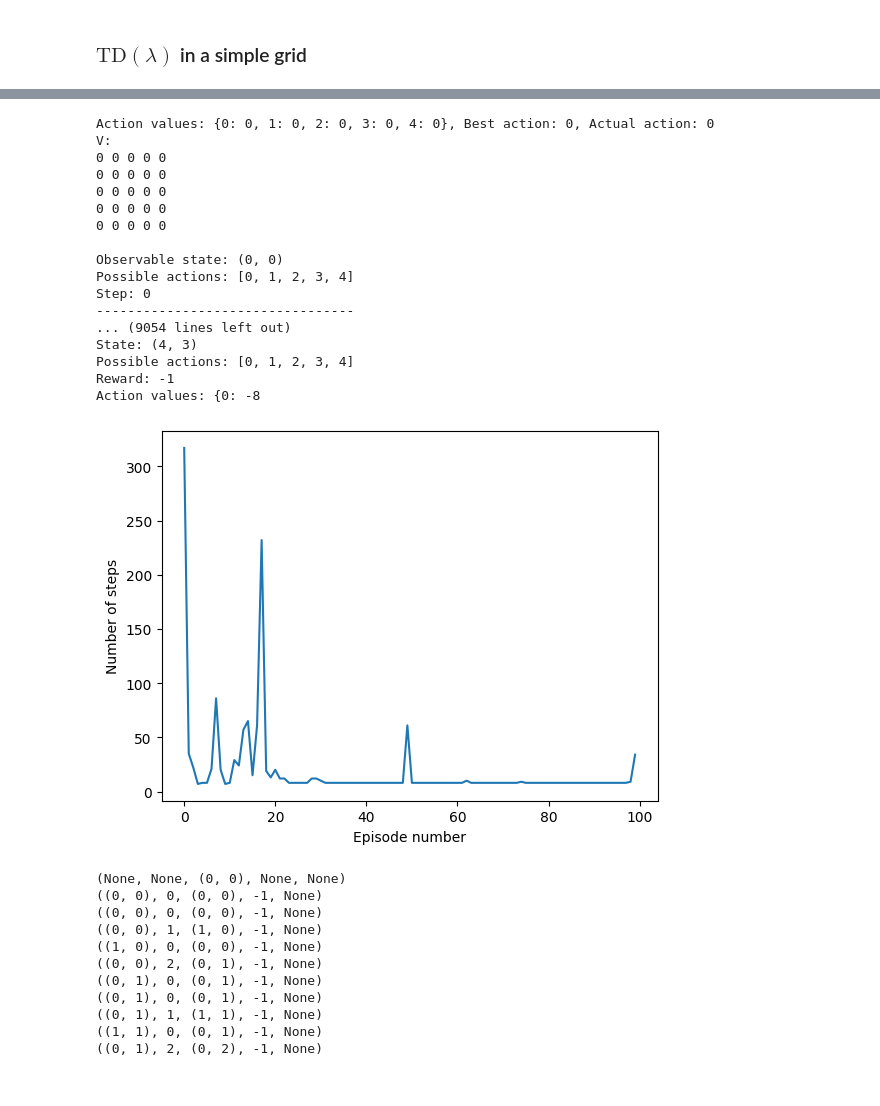
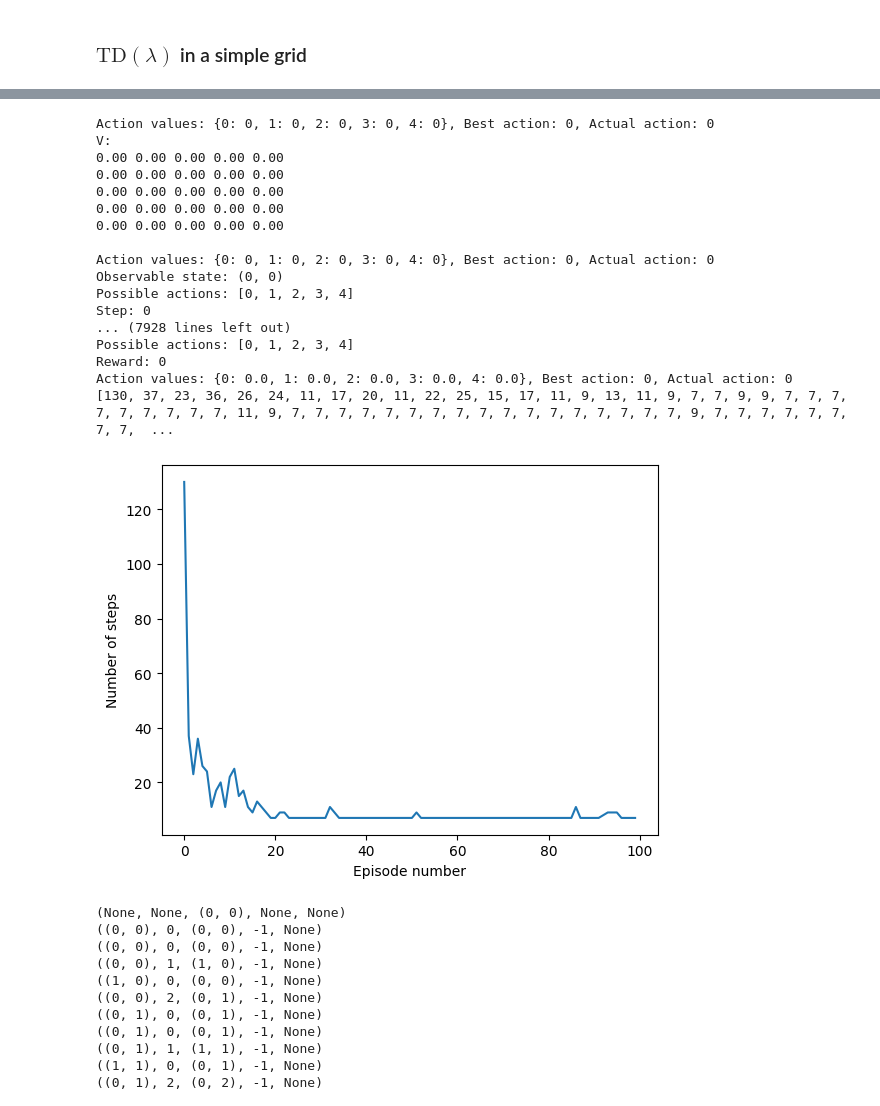
Before and after one commit to edsgunn/DistributedReinforcementLearningOnTheEdge, a Jupyter notebook: SingleAgentTests/Trials/TDlambdaSimpleGrid.ipynb, the cells around one changed output, grey strips where cells are left out. Cells and saved outputs as stored; diff of their text form; code cells hidden in the pictures.

```diff
--- a/SingleAgentTests/Trials/TDlambdaSimpleGrid.ipynb
+++ b/SingleAgentTests/Trials/TDlambdaSimpleGrid.ipynb
@@ -7,42 +7,42 @@
 # %%
 from SingleAgentTests.Agents.TDlambda import TDlambda
 from SingleAgentTests.Environments.SimpleGrid import SimpleGrid
 from SingleAgentTests.Universe import Universe
 import matplotlib.pyplot as plt
 gridSize = 5
 terminal = (4,4)
 environment = SimpleGrid(gridSize,gridSize,terminal)
 initailState = environment.getObservableState()
 possibleAction = environment.getPossibleActions()
 allStateActions = environment.getAllPossibleStateActions()
-agent = TDlambda(0.9, 0.01, 0.9, 1, initailState, possibleAction, allStateActions)
+agent = TDlambda(0.9, 0.01, 0.9, 0.5, initailState, possibleAction, allStateActions)
 universe = Universe(environment, agent)
 universe.trainMany(100, SimpleGrid, gridSize,gridSize,terminal)
 stepCounts = [entry[4] for entry in universe.getHistory() if entry[4] is not None]
 print(stepCounts)
 plt.plot(stepCounts)
 plt.xlabel("Episode number")
 plt.ylabel("Number of steps")
 plt.show()
 # %% [output]
 Action values: {0: 0, 1: 0, 2: 0, 3: 0, 4: 0}, Best action: 0, Actual action: 0
 V:
-0 0 0 0 0
-0 0 0 0 0
-0 0 0 0 0
-0 0 0 0 0
-0 0 0 0 0
+0.00 0.00 0.00 0.00 0.00
+0.00 0.00 0.00 0.00 0.00
+0.00 0.00 0.00 0.00 0.00
+0.00 0.00 0.00 0.00 0.00
+0.00 0.00 0.00 0.00 0.00
 
+Action values: {0: 0, 1: 0, 2: 0, 3: 0, 4: 0}, Best action: 0, Actual action: 0
 Observable state: (0, 0)
 Possible actions: [0, 1, 2, 3, 4]
 Step: 0
----------------------------------
-... (9054 lines left out)
-State: (4, 3)
+... (7928 lines left out)
 Possible actions: [0, 1, 2, 3, 4]
-Reward: -1
-Action values: {0: -8
+Reward: 0
+Action values: {0: 0.0, 1: 0.0, 2: 0.0, 3: 0.0, 4: 0.0}, Best action: 0, Actual action: 0
+[130, 37, 23, 36, 26, 24, 11, 17, 20, 11, 22, 25, 15, 17, 11, 9, 13, 11, 9, 7, 7, 9, 9, 7, 7, 7, 7, 7, 7, 7, 7, 7, 11, 9, 7, 7, 7, 7, 7, 7, 7, 7, 7, 7, 7, 7, 7, 7, 7, 7, 7, 9, 7, 7, 7, 7, 7, 7, 7, 7,  ...
-[figure, old version]
+[figure, new version]
 # %%
 import pygame
 import time
```
Also changed, not shown: parts of 1 cell of this notebook, 7 other files.
